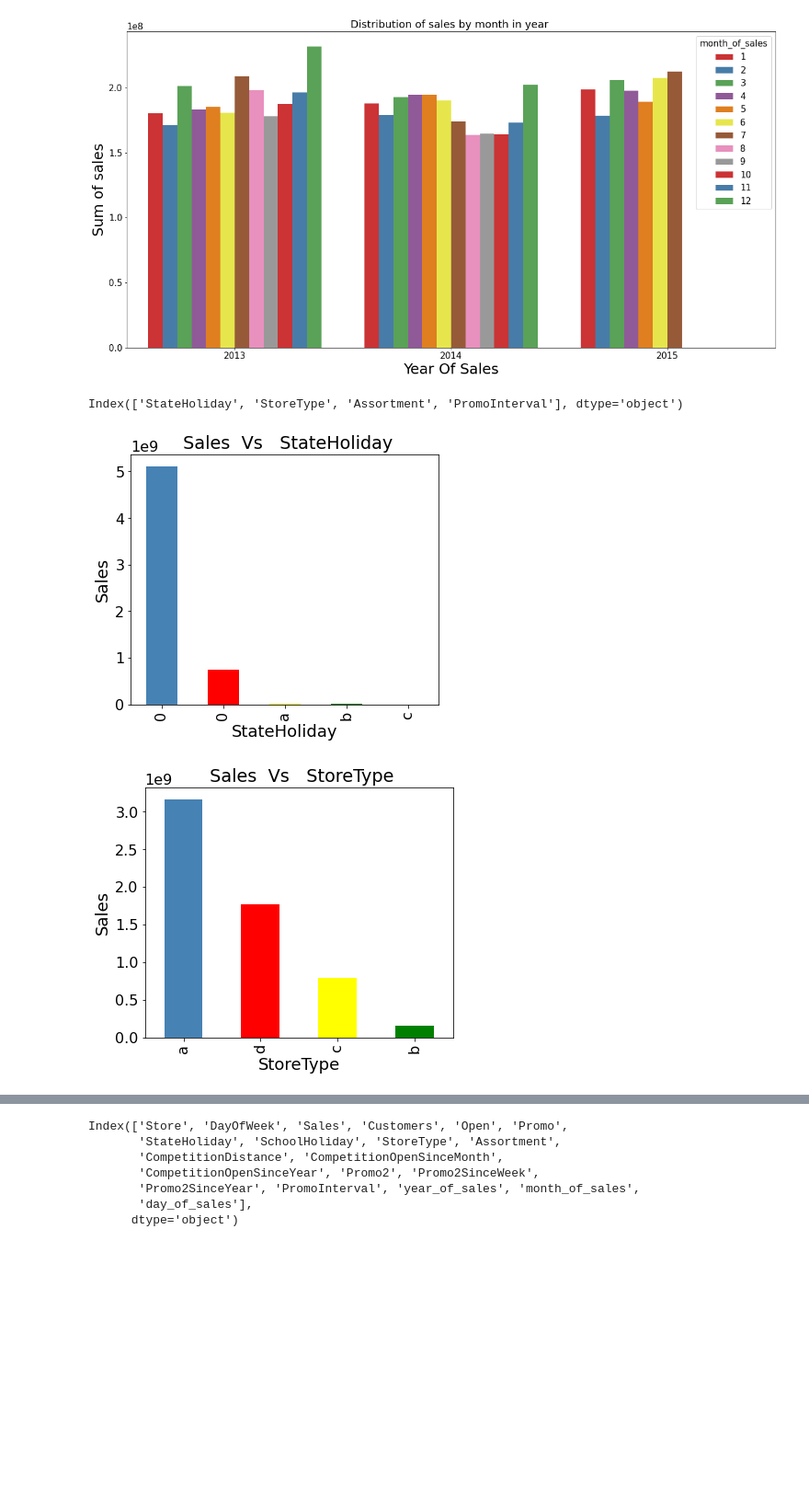
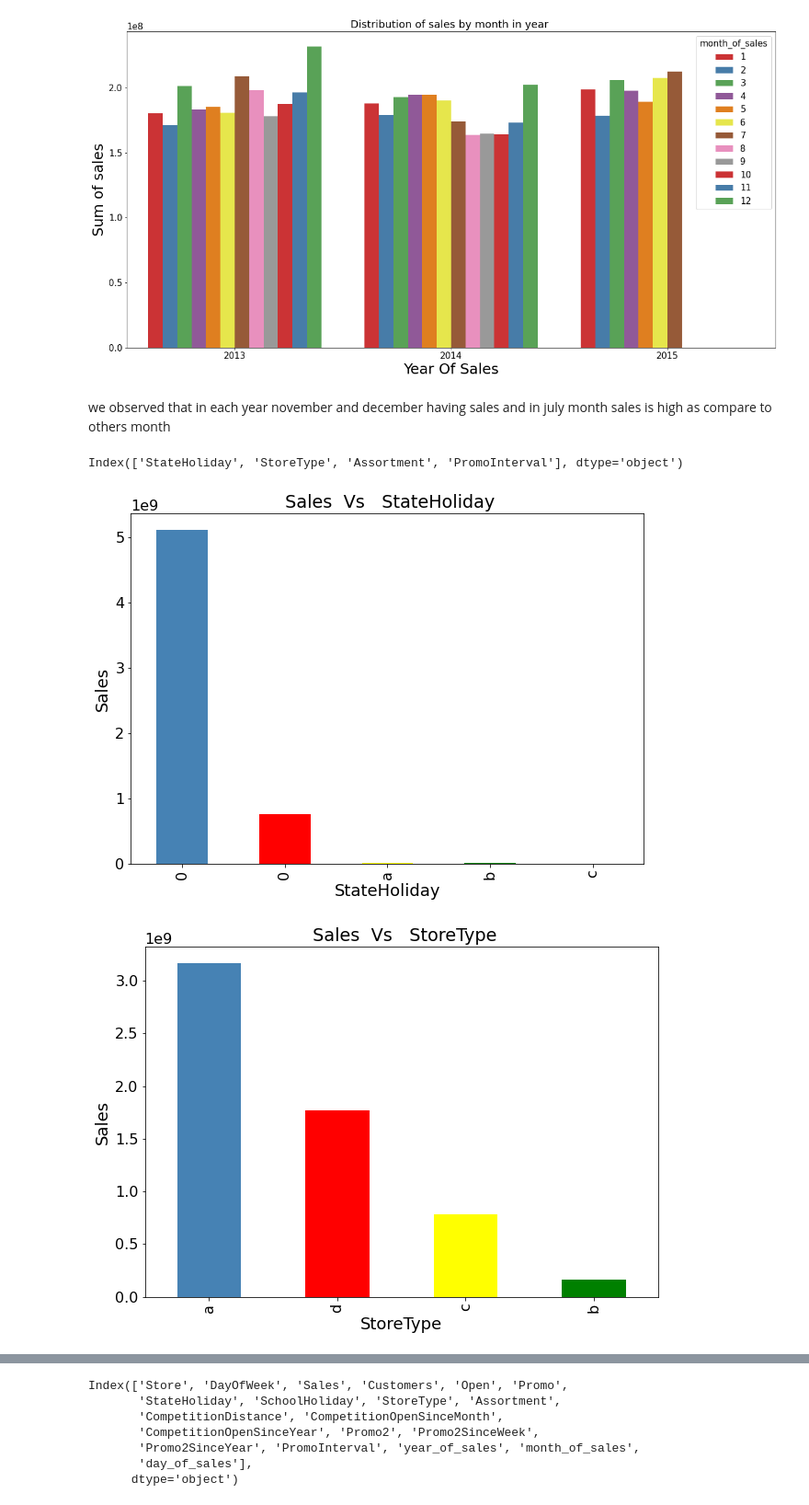
Before and after one commit to MANISH-KUMAR-CODES/Rossmann-Sales-Prediction, a Jupyter notebook: Rossmann_Sales_Prediction_Capstone_Project.ipynb, the cells around one changed output, grey strips where cells are left out. Shown at 92% size. Saved outputs shown, nothing was run; the diff lists cells and outputs as text; code cells hidden in the pictures; blank space fills up the shorter version.

```diff
--- a/Rossmann_Sales_Prediction_Capstone_Project.ipynb
+++ b/Rossmann_Sales_Prediction_Capstone_Project.ipynb
@@ -58,6 +60,6 @@ store_df= pd.read_csv("/content/drive/MyDrive/Copy of store.csv")
 # %%
 # import store data from drive
-#store_df= pd.read_csv("/content/drive/MyDrive/capstone_project 2-supervised_ml/Copy of store.csv")
+store_df= pd.read_csv("/content/drive/MyDrive/capstone_project 2-supervised_ml/Copy of store.csv")
 # %%
 # to check shape of both data which gives number of rows and columns in each data
 rossmann_store_data.shape, store_df.shape
@@ -402,6 +406,8 @@ plt.title('Distribution of sales by month in year ')
 # %% [output]
 Text(0.5, 1.0, 'Distribution of sales by month in year ')
 [figure]
+# %% [markdown]
+we observed that in each year november and december having sales and in july month sales is high as compare to others month
 # %%
 # define categorical feature for shwoing relationship bewteen sales
 categorical_features = df.describe(include=['object','category']).columns
@@ -411,15 +417,15 @@ Index(['StateHoliday', 'StoreType', 'Assortment', 'PromoInterval'], dtype='objec
 # %%
 # bar graph representation of categorical feature with Sales
 for col in categorical_features:
     counts = df.groupby([col])['Sales'].sum().sort_values(ascending = False)
-    fig = plt.figure(figsize=(6,5))
+    fig = plt.figure(figsize=(6,6))
     plt.rcParams['font.size'] = '16'
 
     ax = fig.gca()
     counts.plot.bar(ax = ax, color=['steelblue','red','yellow','green'])
     ax.set_title( ' Sales  Vs   '   +   col )
     ax.set_xlabel(col,fontsize=18)
     ax.set_ylabel("Sales",fontsize=18)
 # %% [output]
-[figure, old version]
+[figure, new version]
-[figure, old version]
+[figure, new version]
```
Also changed, not shown: parts of 38 cells of this notebook.
